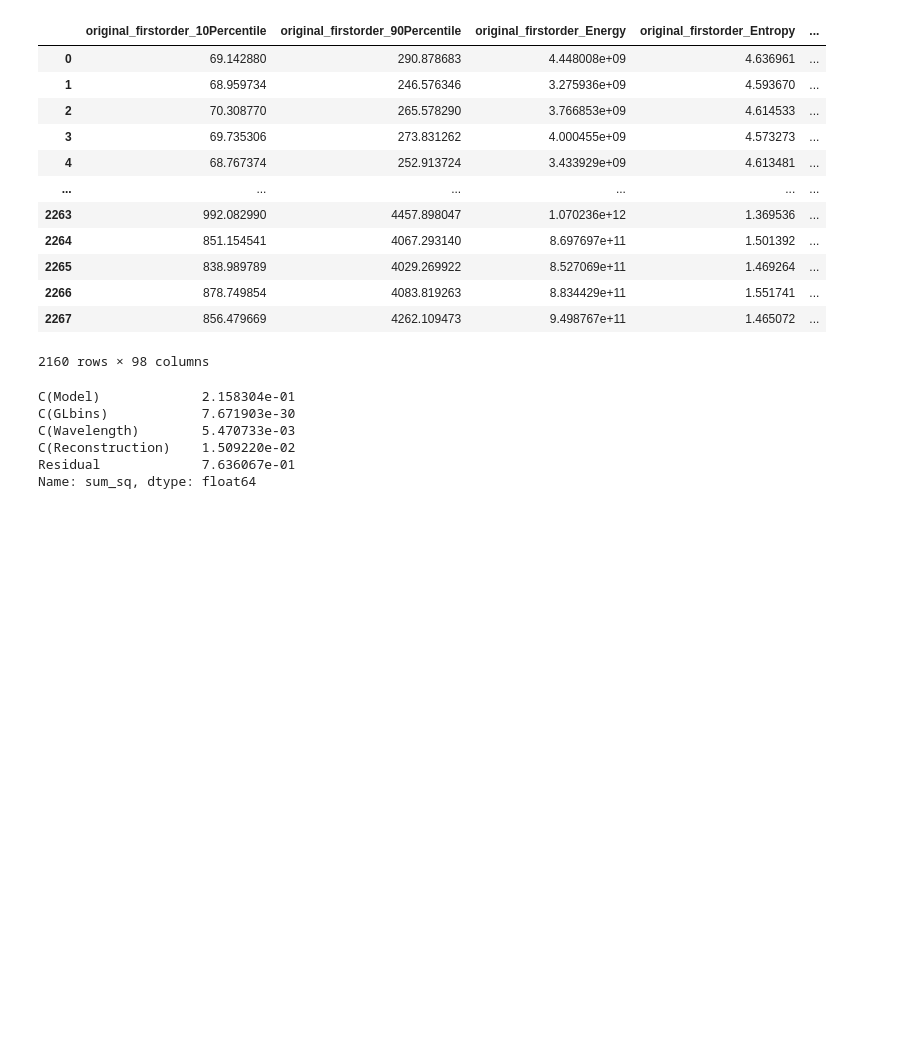
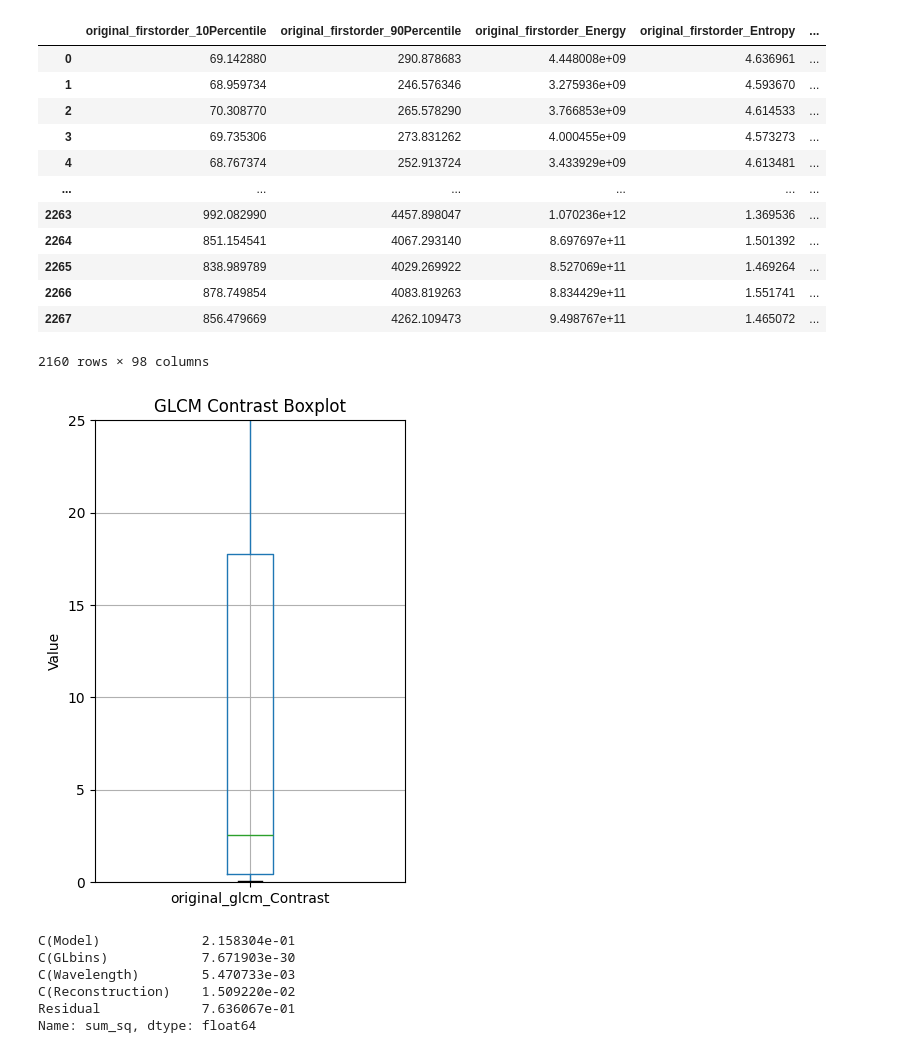
Before and after one commit to S-Nazem/radiomics-anova-shap-explainability, a Jupyter notebook: Dev_notebook.ipynb, the cells around one changed output. Drawn from its saved outputs; the diff is of its cells as text; code cells hidden in the pictures; blank space fills up the shorter version.

```diff
--- a/Dev_notebook.ipynb
+++ b/Dev_notebook.ipynb
@@ -361,3 +361,13 @@ df_combined_raw.head(10)  # Check the first few rows
 | 8 | 10 | 128 | Basal | 850 | 1.0 | v3.0.1 | 1.19.5 | ... |
 | 9 | 104 | 128 | Basal | 700 | 1.0 | v3.0.1 | 1.19.5 | ... |
 10 rows × 135 columns
+# %%
+df_combined_raw
+
+meta_cols = ["PatientName", "Model", "GLbins", "Wavelength", "Reconstruction"]
+
+# feature_names_93 already contains the correct 93 feature column names (like 'FO Skewness', etc.)
+final_cols = feature_cols + meta_cols
+
+df_combined_raw = df_combined_raw[final_cols]
+print(df_combined_raw.shape)
@@ -454,6 +508,18 @@ df_balanced_clean
 | 2266 | 878.749854 | 4083.819263 | 8.834429e+11 | 1.551741 | ... |
 | 2267 | 856.479669 | 4262.109473 | 9.498767e+11 | 1.465072 | ... |
 2160 rows × 98 columns
+# %%
+import matplotlib.pyplot as plt
+
+plt.figure(figsize=(4, 6))
+df_balanced_clean.boxplot(column='original_glcm_Contrast', showfliers=True)
+plt.ylim(0, 25)  # optional y-axis range
+plt.title('GLCM Contrast Boxplot')
+plt.ylabel('Value')
+plt.grid(True)
+plt.show()
+# %% [output]
+[figure, added]
 # %%
 for col in ["Model", "GLbins", "Wavelength", "Reconstruction"]:
     df_balanced_clean[col] = df_balanced_clean[col].astype("category")
```
Also changed, not shown: parts of 8 cells of this notebook, 2 other files.
